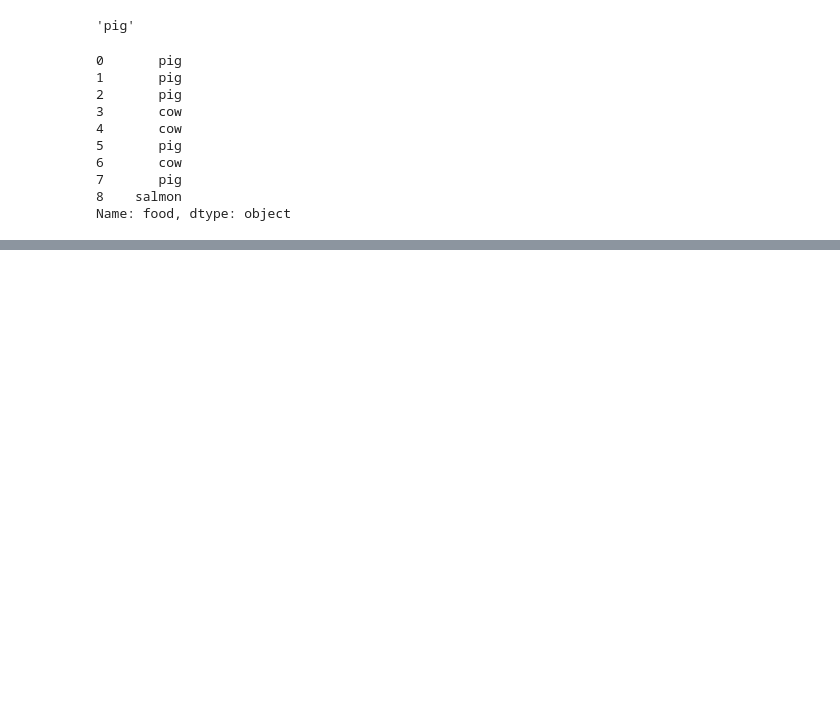
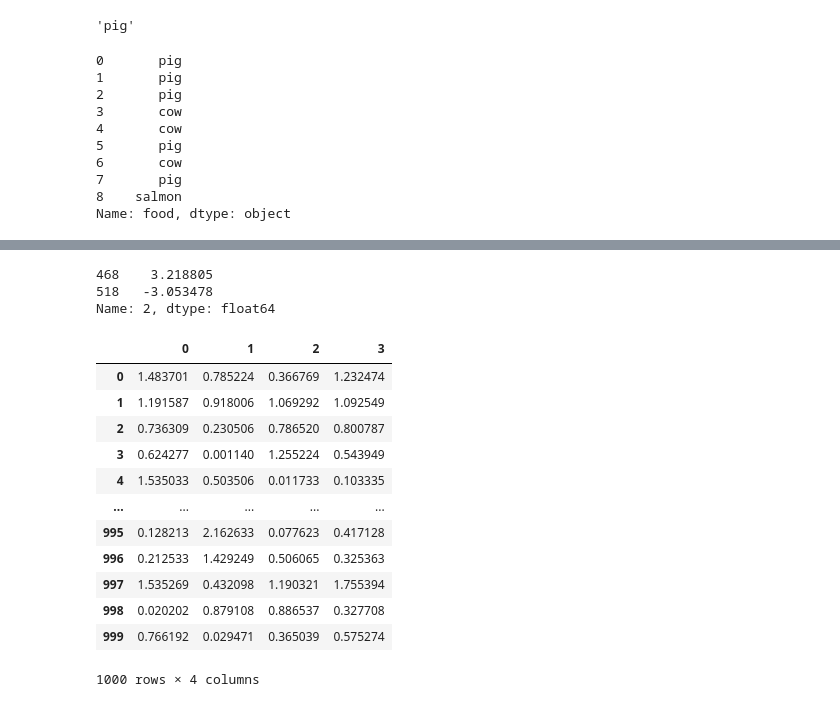
Before and after one commit to Kaiquenakao/limpeza_dados, a Jupyter notebook: preparacao_dados.ipynb, the cells around one changed output, grey strips where cells are left out. Drawn from its saved outputs; the diff is of its cells as text; code cells hidden in the pictures; blank space fills up the shorter version.

```diff
--- a/preparacao_dados.ipynb
+++ b/preparacao_dados.ipynb
@@ -647,0 +917,22 @@ Name: food, dtype: object
+# %%
+col[np.abs(col) > 3]
+# %% [output]
+468    3.218805
+518   -3.053478
+Name: 2, dtype: float64
+# %%
+np.abs(data) # negativo fica positivo
+# %% [output]
+|  | 0 | 1 | 2 | 3 |
+| 0 | 1.483701 | 0.785224 | 0.366769 | 1.232474 |
+| 1 | 1.191587 | 0.918006 | 1.069292 | 1.092549 |
+| 2 | 0.736309 | 0.230506 | 0.786520 | 0.800787 |
+| 3 | 0.624277 | 0.001140 | 1.255224 | 0.543949 |
+| 4 | 1.535033 | 0.503506 | 0.011733 | 0.103335 |
+| ... | ... | ... | ... | ... |
+| 995 | 0.128213 | 2.162633 | 0.077623 | 0.417128 |
+| 996 | 0.212533 | 1.429249 | 0.506065 | 0.325363 |
+| 997 | 1.535269 | 0.432098 | 1.190321 | 1.755394 |
+| 998 | 0.020202 | 0.879108 | 0.886537 | 0.327708 |
+| 999 | 0.766192 | 0.029471 | 0.365039 | 0.575274 |
+1000 rows × 4 columns
```
Also changed, not shown: parts of 53 cells of this notebook.
